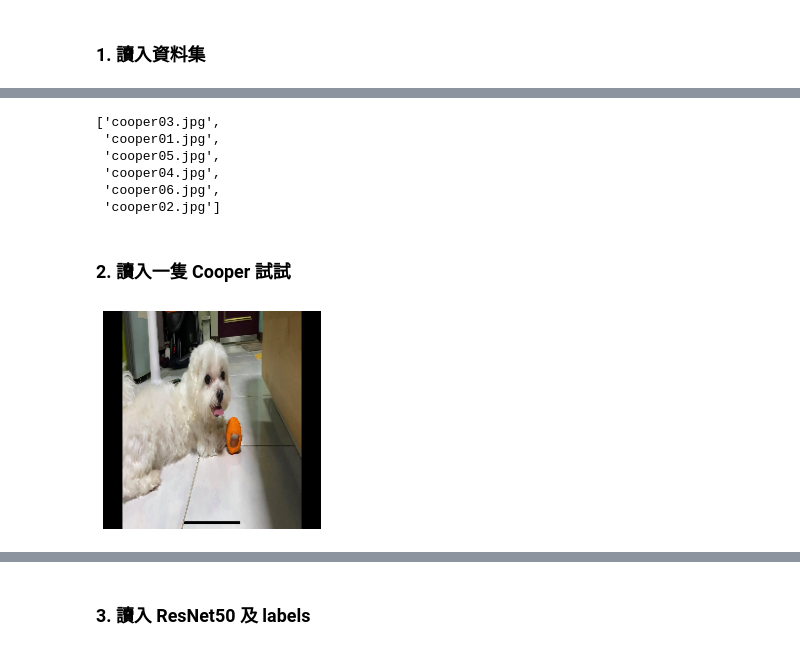
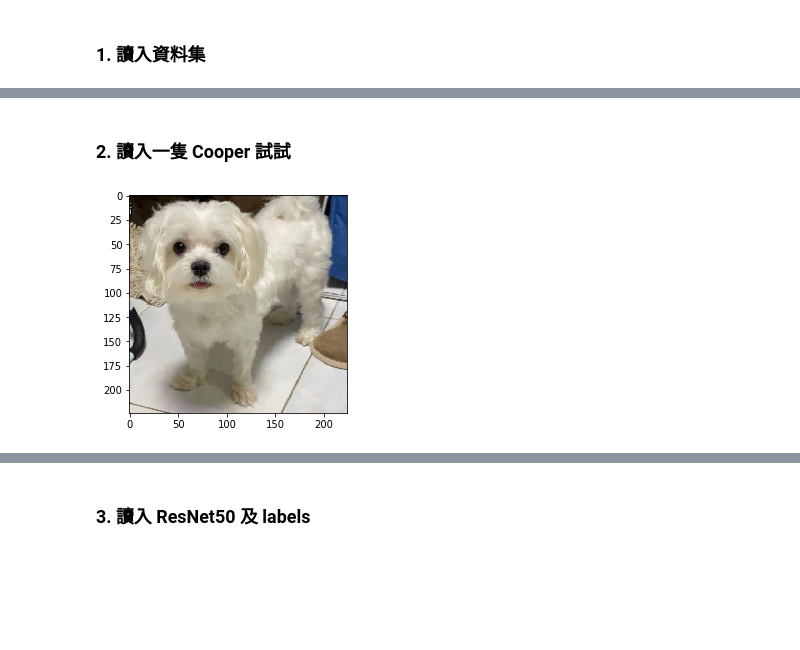
Before and after one commit to yenlung/Python-AI-Book, a Jupyter notebook: 冒險17_Cooper_真的是馬爾濟斯嗎？使用名門_CNN_幫助辨識！.ipynb, the cells around one changed output, grey strips where cells are left out. Saved outputs shown, nothing was run; the diff lists cells and outputs as text; code cells hidden in the pictures; blank space fills up the shorter version.

```diff
--- a/冒險17_Cooper_真的是馬爾濟斯嗎？使用名門_CNN_幫助辨識！.ipynb
+++ b/冒險17_Cooper_真的是馬爾濟斯嗎？使用名門_CNN_幫助辨識！.ipynb
@@ -40,12 +42,3 @@ local_zip = '/content/Cooper.zip'
 zip_ref = zipfile.ZipFile(local_zip, 'r')
 zip_ref.extractall('/content')
 zip_ref.close()
-# %%
-os.listdir('/content/Cooper')
-# %% [output]
-['cooper03.jpg',
- 'cooper01.jpg',
- 'cooper05.jpg',
- 'cooper04.jpg',
- 'cooper06.jpg',
- 'cooper02.jpg']
@@ -58,9 +45,9 @@ cooper = os.listdir(thedir)
+# %%
+cooper = [f"cooper0{i}.jpg" for i in range(1, 7)]
 # %% [markdown]
 ### 2. 讀入一隻 Cooper 試試
 # %%
-img = load_img(thedir + cooper[2], target_size = (224, 224))
-img_arr = img_to_array(img)
-plt.axis('off')
-plt.imshow(img_arr/255);
+img = load_img(cooper[2], target_size = (224, 224))
+plt.imshow(img);
 # %% [output]
-[figure, old version]
+[figure, new version]
```
Also changed, not shown: parts of 20 cells of this notebook.
